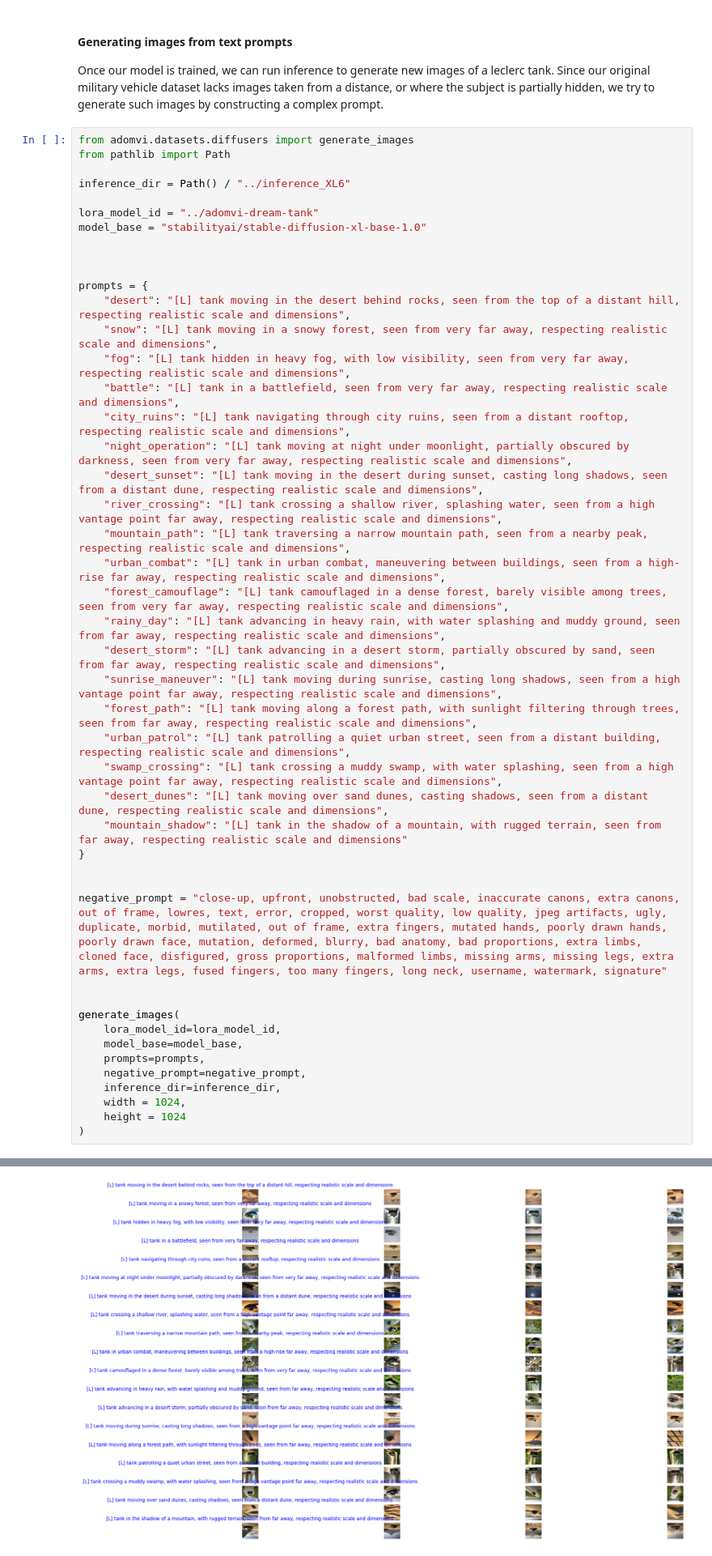
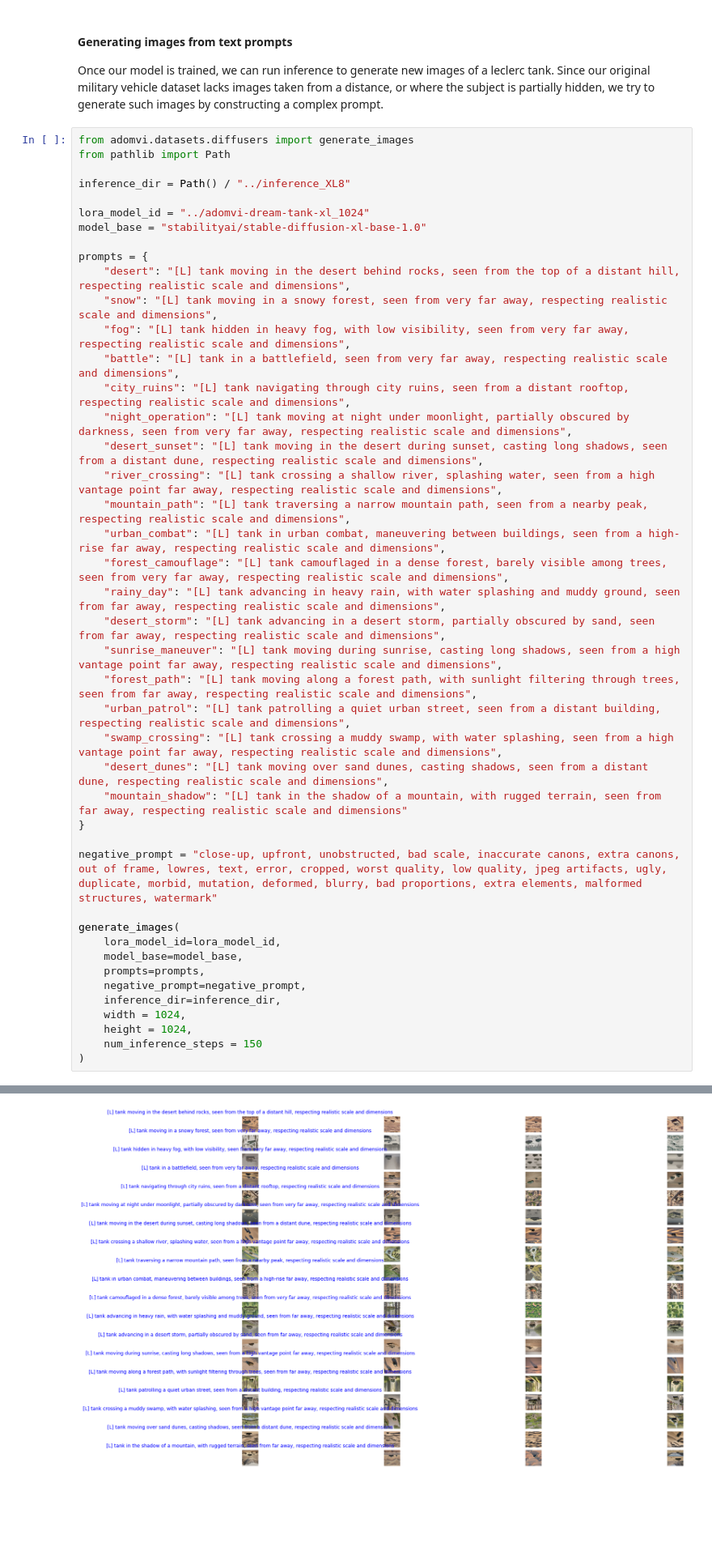
Before and after one commit to jonasrenault/adomvi, a Jupyter notebook: notebooks/DreamboothFineTuning.ipynb, the cells around one changed output, grey strips where cells are left out. Shown: that part at 81% size. Cells and saved outputs as stored; diff of their text form; blank space fills up the shorter version.

Commit message:
train with 1024px to inference xl8

```diff
--- a/notebooks/DreamboothFineTuning.ipynb
+++ b/notebooks/DreamboothFineTuning.ipynb
@@ -102,12 +144,10 @@ Once our model is trained, we can run inference to generate new images of a lecl
 from adomvi.datasets.diffusers import generate_images
 from pathlib import Path
 
-inference_dir = Path() / "../inference_XL6"
+inference_dir = Path() / "../inference_XL8"
 
-lora_model_id = "../adomvi-dream-tank"
+lora_model_id = "../adomvi-dream-tank-xl_1024"
 model_base = "stabilityai/stable-diffusion-xl-base-1.0"
-
-
 
 prompts = {
     "desert": "[L] tank moving in the desert behind rocks, seen from the top of a distant hill, respecting realistic scale and dimensions",
@@ -115,35 +155,34 @@ prompts = {
     "fog": "[L] tank hidden in heavy fog, with low visibility, seen from very far away, respecting realistic scale and dimensions",
     "battle": "[L] tank in a battlefield, seen from very far away, respecting realistic scale and dimensions",
     "city_ruins": "[L] tank navigating through city ruins, seen from a distant rooftop, respecting realistic scale and dimensions",
     "night_operation": "[L] tank moving at night under moonlight, partially obscured by darkness, seen from very far away, respecting realistic scale and dimensions",
     "desert_sunset": "[L] tank moving in the desert during sunset, casting long shadows, seen from a distant dune, respecting realistic scale and dimensions",
     "river_crossing": "[L] tank crossing a shallow river, splashing water, seen from a high vantage point far away, respecting realistic scale and dimensions",
     "mountain_path": "[L] tank traversing a narrow mountain path, seen from a nearby peak, respecting realistic scale and dimensions",
     "urban_combat": "[L] tank in urban combat, maneuvering between buildings, seen from a high-rise far away, respecting realistic scale and dimensions",
     "forest_camouflage": "[L] tank camouflaged in a dense forest, barely visible among trees, seen from very far away, respecting realistic scale and dimensions",
     "rainy_day": "[L] tank advancing in heavy rain, with water splashing and muddy ground, seen from far away, respecting realistic scale and dimensions",
     "desert_storm": "[L] tank advancing in a desert storm, partially obscured by sand, seen from far away, respecting realistic scale and dimensions",
     "sunrise_maneuver": "[L] tank moving during sunrise, casting long shadows, seen from a high vantage point far away, respecting realistic scale and dimensions",
     "forest_path": "[L] tank moving along a forest path, with sunlight filtering through trees, seen from far away, respecting realistic scale and dimensions",
     "urban_patrol": "[L] tank patrolling a quiet urban street, seen from a distant building, respecting realistic scale and dimensions",
     "swamp_crossing": "[L] tank crossing a muddy swamp, with water splashing, seen from a high vantage point far away, respecting realistic scale and dimensions",
     "desert_dunes": "[L] tank moving over sand dunes, casting shadows, seen from a distant dune, respecting realistic scale and dimensions",
     "mountain_shadow": "[L] tank in the shadow of a mountain, with rugged terrain, seen from far away, respecting realistic scale and dimensions"
 }
 
-
-negative_prompt = "close-up, upfront, unobstructed, bad scale, inaccurate canons, extra canons, out of frame, lowres, text, error, cropped, worst quality, low quality, jpeg artifacts, ugly, duplicate, morbid, mutilated, out of frame, extra fingers, mutated hands, poorly drawn hands, poorly drawn face, mutation, deformed, blurry, bad anatomy, bad proportions, extra limbs, cloned face, disfigured, gross proportions, malformed limbs, missing arms, missing legs, extra arms, extra legs, fused fingers, too many fingers, long neck, username, watermark, signature"
-
+negative_prompt = "close-up, upfront, unobstructed, bad scale, inaccurate canons, extra canons, out of frame, lowres, text, error, cropped, worst quality, low quality, jpeg artifacts, ugly, duplicate, morbid, mutation, deformed, blurry, bad proportions, extra elements, malformed structures, watermark"
 
 generate_images(
     lora_model_id=lora_model_id,
     model_base=model_base,
     prompts=prompts,
     negative_prompt=negative_prompt,
     inference_dir=inference_dir,
     width = 1024,
-    height = 1024
+    height = 1024,
+    num_inference_steps = 150
 )
 # %% [output]
 Keyword arguments {'safety_checker': None} are not expected by StableDiffusionXLPipeline and will be ignored.
-[figure, old version]
+[figure, new version]
```
Also changed, not shown: parts of 4 cells of this notebook, 2 other files.
